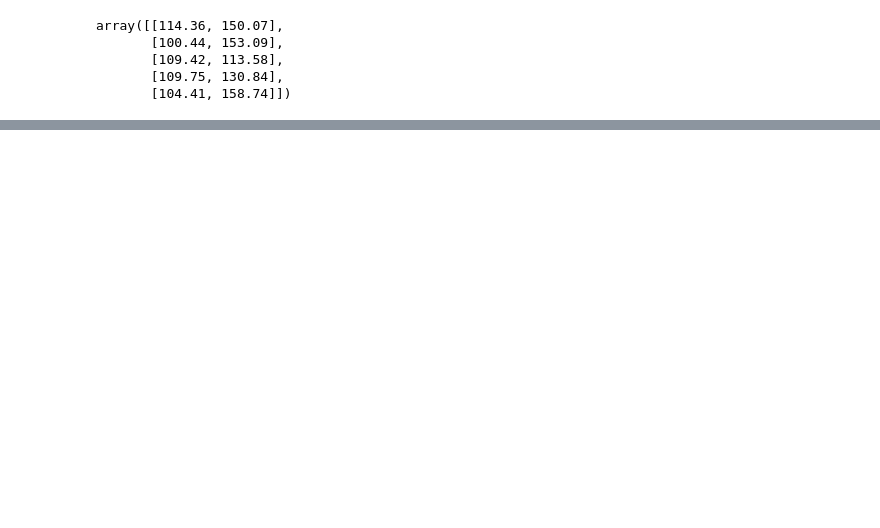
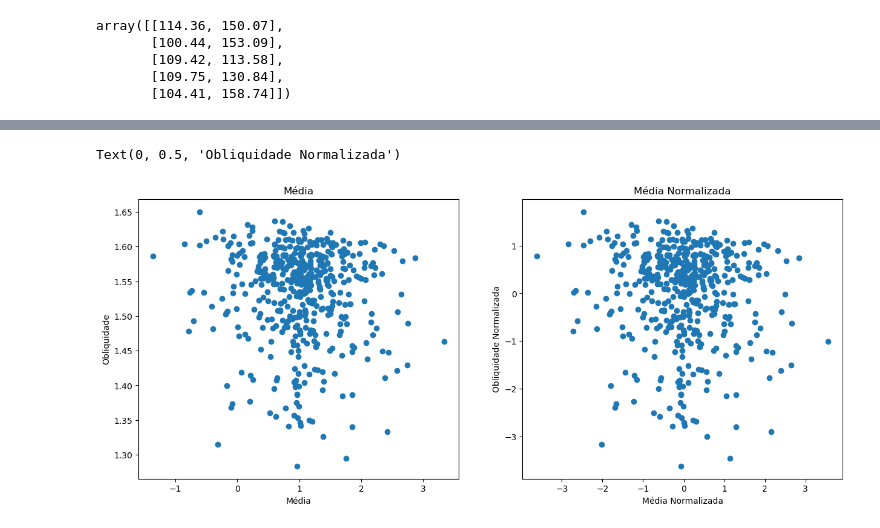
Before and after one commit to caiomorozini/engenharia_medica, a Jupyter notebook: src/pratica_3.ipynb, the cells around one changed output, grey strips where cells are left out. Drawn from its saved outputs; the diff is of its cells as text; code cells hidden in the pictures; blank space fills up the shorter version.

```diff
--- a/src/pratica_3.ipynb
+++ b/src/pratica_3.ipynb
@@ -208,0 +218,16 @@ Text(0, 0.5, 'Obliquidade Normalizada')
+# %%
+vigilia_normalizada = vigilia.apply(normaliza, args=('linear',))
+# %%
+plt.figure(figsize=(15, 6))
+plt.subplot(1,2,1, title='Média')
+plt.scatter(vigilia.media, vigilia.complexidade)
+plt.xlabel('Média')
+plt.ylabel('Obliquidade')
+
+plt.subplot(1,2,2, title='Média Normalizada')
+plt.scatter(vigilia_normalizada.media, vigilia_normalizada.complexidade)
+plt.xlabel('Média Normalizada')
+plt.ylabel('Obliquidade Normalizada')
+# %% [output]
+Text(0, 0.5, 'Obliquidade Normalizada')
+[figure, added]
```
Also changed, not shown: parts of 63 cells of this notebook, 2 other files.
